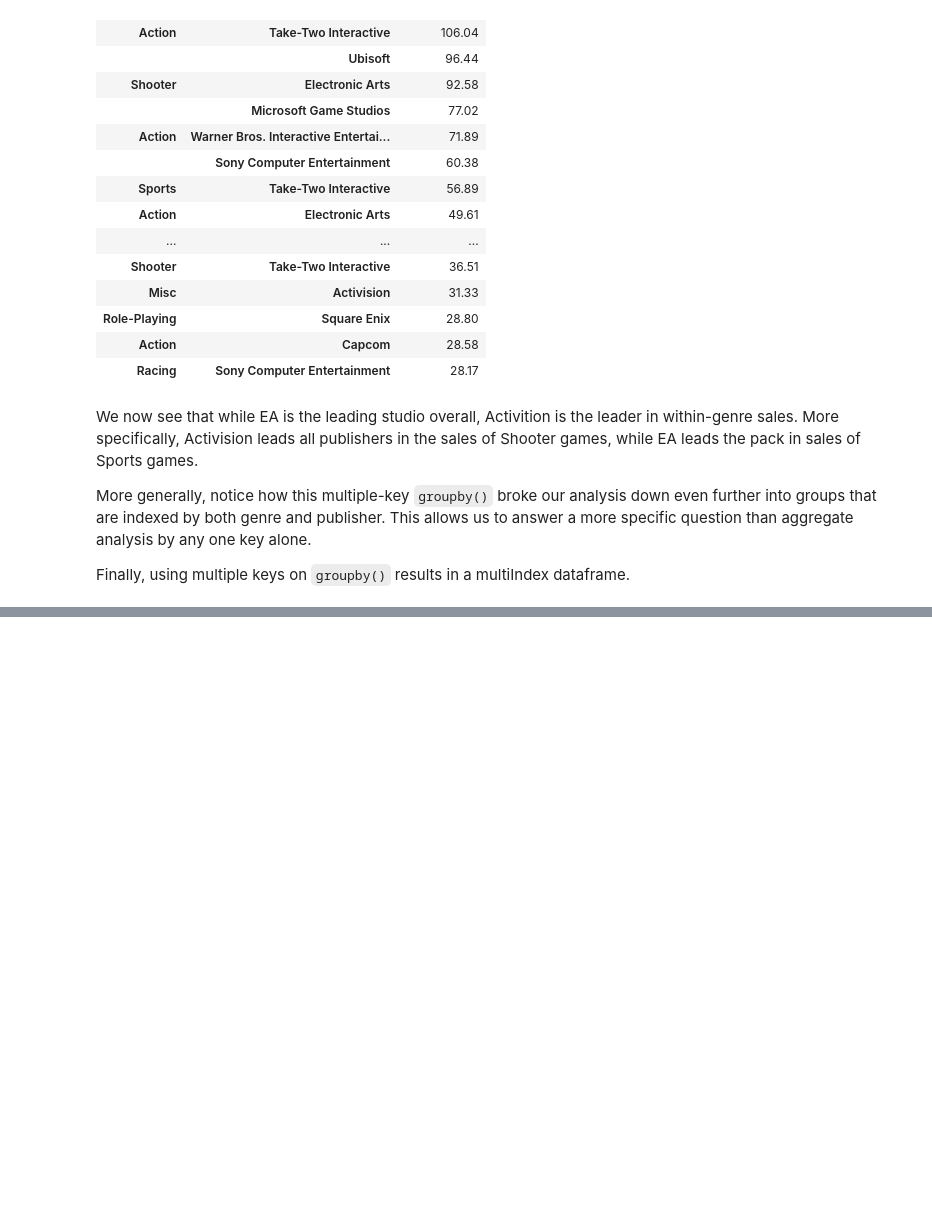
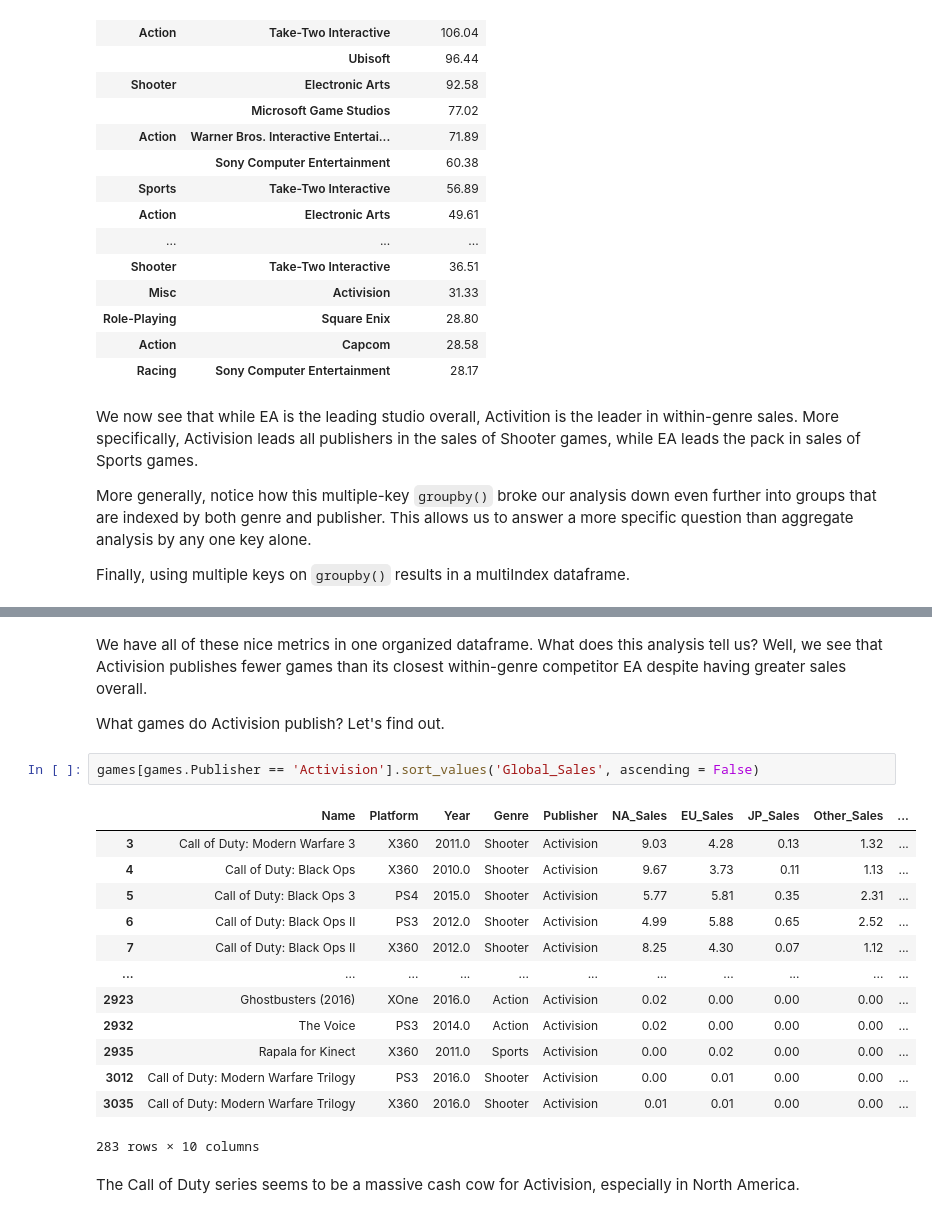
Before and after one commit to jgabunilas/pandas-bootcamp, a Jupyter notebook: Section8_GroupBy_and_Aggregates/Section8_GroupBy_and_Aggregates.ipynb, the cells around one changed output, grey strips where cells are left out. Drawn from its saved outputs; the diff is of its cells as text; blank space fills up the shorter version.

```diff
--- a/Section8_GroupBy_and_Aggregates/Section8_GroupBy_and_Aggregates.ipynb
+++ b/Section8_GroupBy_and_Aggregates/Section8_GroupBy_and_Aggregates.ipynb
@@ -800,0 +924,22 @@ Finally, using multiple keys on `groupby()` results in a multiIndex dataframe.
+# %% [markdown]
+We have all of these nice metrics in one organized dataframe. What does this analysis tell us? Well, we see that Activision publishes fewer games than its closest within-genre competitor EA despite having greater sales overall.
+
+What games do Activision publish? Let's find out.
+# %%
+games[games.Publisher == 'Activision'].sort_values('Global_Sales', ascending = False)
+# %% [output]
+|  | Name | Platform | Year | Genre | Publisher | NA_Sales | EU_Sales | JP_Sales | Other_Sales | ... |
+| 3 | Call of Duty: Modern Warfare 3 | X360 | 2011.0 | Shooter | Activision | 9.03 | 4.28 | 0.13 | 1.32 | ... |
+| 4 | Call of Duty: Black Ops | X360 | 2010.0 | Shooter | Activision | 9.67 | 3.73 | 0.11 | 1.13 | ... |
+| 5 | Call of Duty: Black Ops 3 | PS4 | 2015.0 | Shooter | Activision | 5.77 | 5.81 | 0.35 | 2.31 | ... |
+| 6 | Call of Duty: Black Ops II | PS3 | 2012.0 | Shooter | Activision | 4.99 | 5.88 | 0.65 | 2.52 | ... |
+| 7 | Call of Duty: Black Ops II | X360 | 2012.0 | Shooter | Activision | 8.25 | 4.30 | 0.07 | 1.12 | ... |
+| ... | ... | ... | ... | ... | ... | ... | ... | ... | ... | ... |
+| 2923 | Ghostbusters (2016) | XOne | 2016.0 | Action | Activision | 0.02 | 0.00 | 0.00 | 0.00 | ... |
+| 2932 | The Voice | PS3 | 2014.0 | Action | Activision | 0.02 | 0.00 | 0.00 | 0.00 | ... |
+| 2935 | Rapala for Kinect | X360 | 2011.0 | Sports | Activision | 0.00 | 0.02 | 0.00 | 0.00 | ... |
+| 3012 | Call of Duty: Modern Warfare Trilogy | PS3 | 2016.0 | Shooter | Activision | 0.00 | 0.01 | 0.00 | 0.00 | ... |
+| 3035 | Call of Duty: Modern Warfare Trilogy | X360 | 2016.0 | Shooter | Activision | 0.01 | 0.01 | 0.00 | 0.00 | ... |
+283 rows × 10 columns
+# %% [markdown]
+The Call of Duty series seems to be a massive cash cow for Activision, especially in North America.
```
Also changed, not shown: parts of 15 cells of this notebook.
